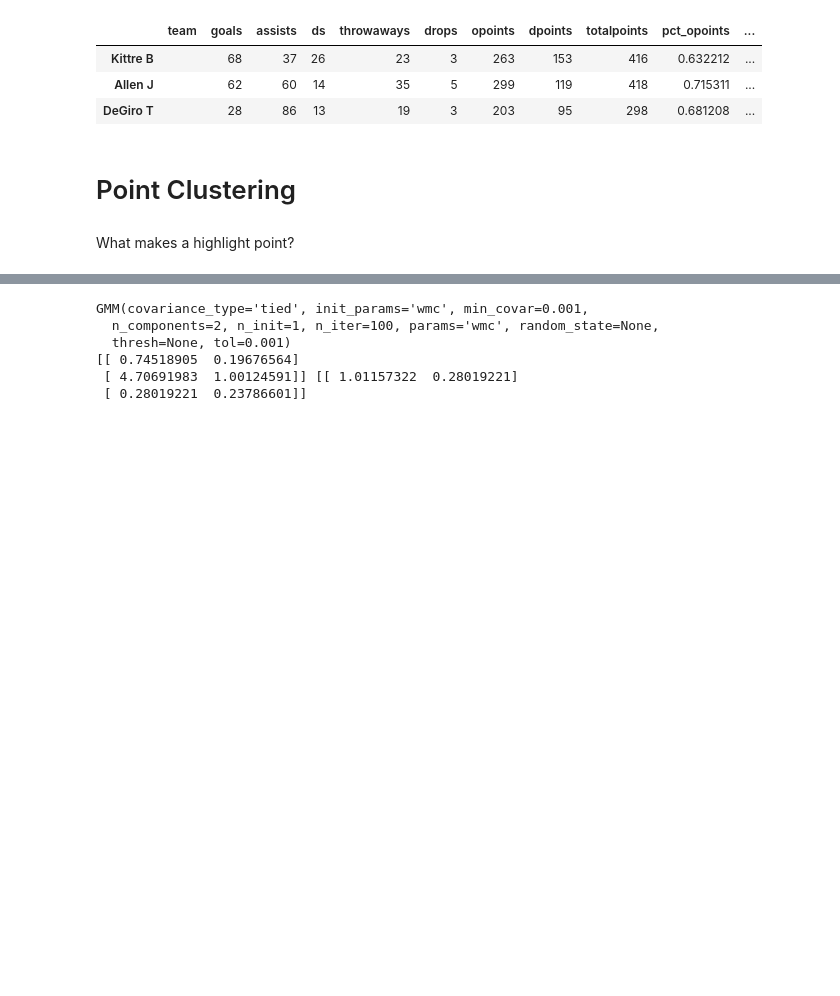
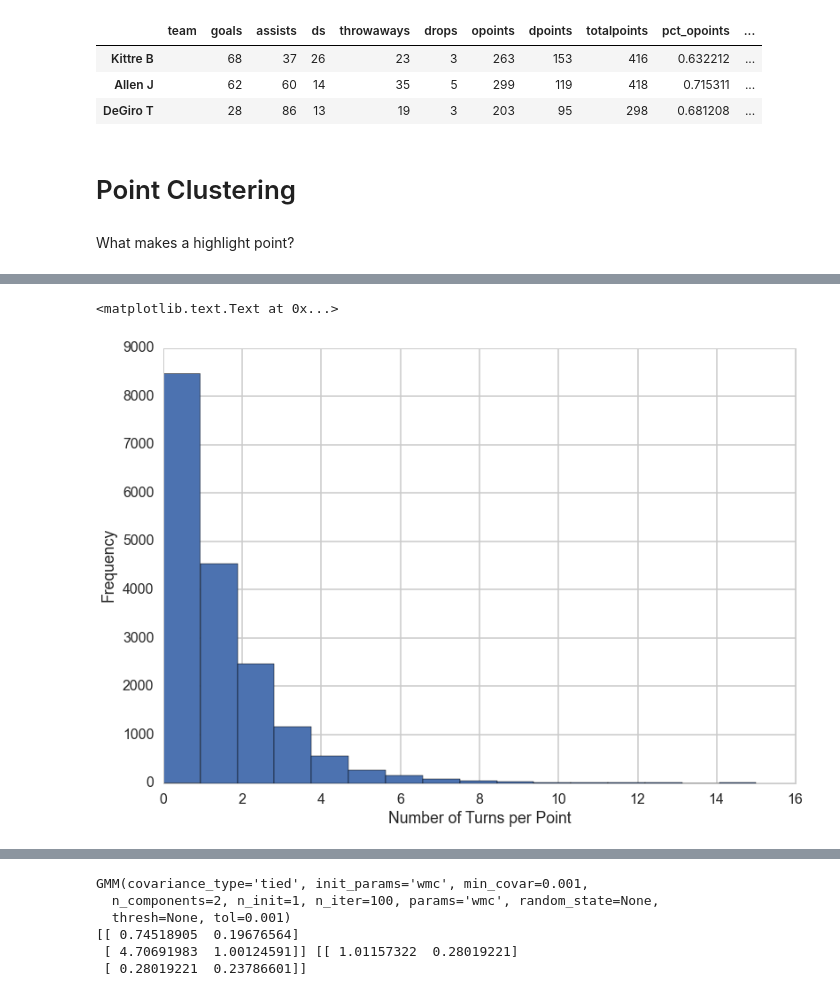
Before and after one commit to karinehsu/cs109-final-project, a Jupyter notebook: MASTER.ipynb, the cells around one changed output, grey strips where cells are left out. Drawn from its saved outputs; the diff is of its cells as text; code cells hidden in the pictures; blank space fills up the shorter version.

```diff
--- a/MASTER.ipynb
+++ b/MASTER.ipynb
@@ -798,0 +896,7 @@ Using the point statistic table, we attempt to cluster by what makes a highlight
+# %%
+plt.hist(points.turns, bins=16)
+plt.xlabel("Number of Turns per Point")
+plt.ylabel("Frequency")
+# %% [output]
+<matplotlib.text.Text at 0x...>
+[figure, added]
```
Also changed, not shown: parts of 38 cells of this notebook.
